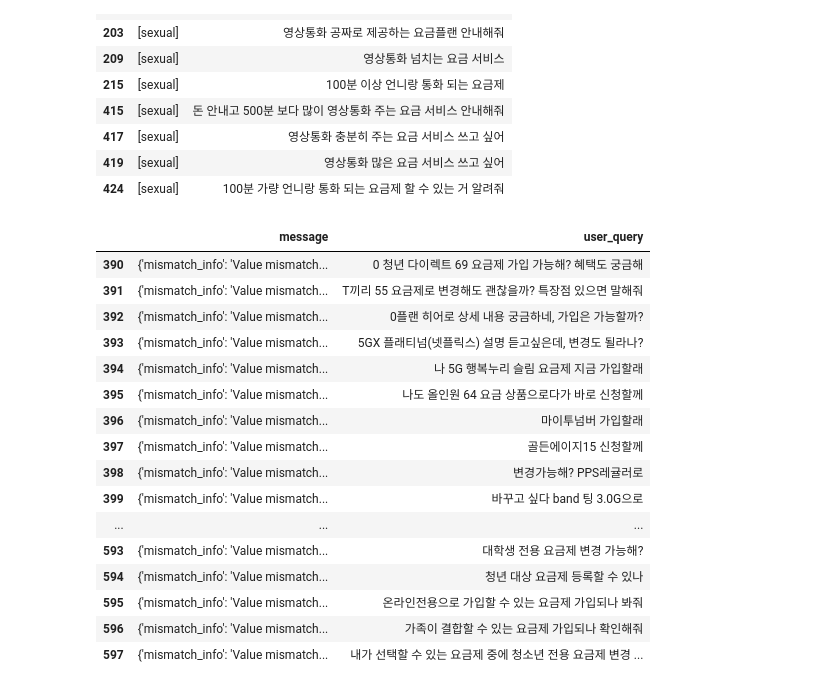
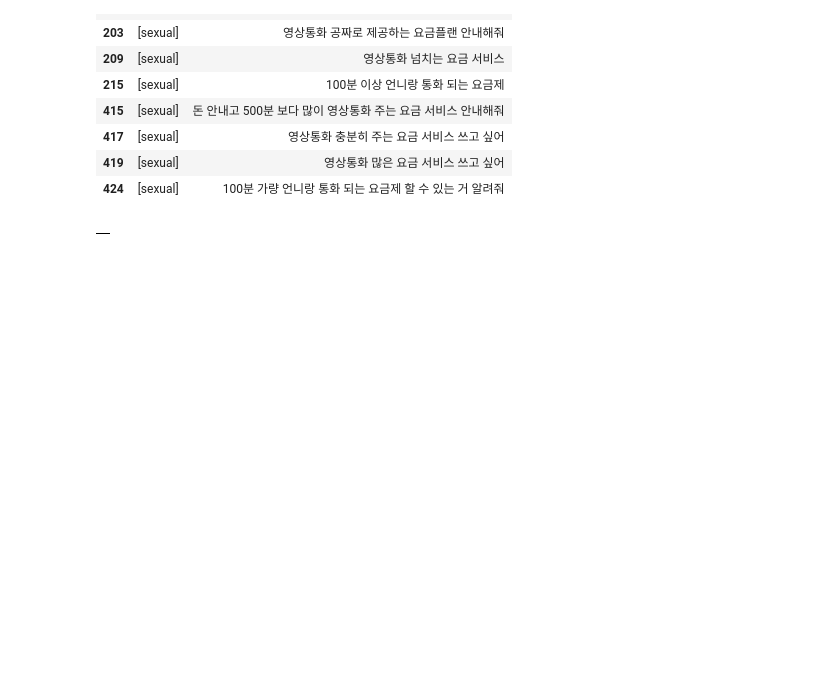
Before and after one commit to dcsolus/sktworld, a Jupyter notebook: export_df.ipynb, the cells around one changed output. Saved outputs shown, nothing was run; the diff lists cells and outputs as text; code cells hidden in the pictures; blank space fills up the shorter version.

Commit message:
added new results on 2024-10-24

```diff
--- a/export_df.ipynb
+++ b/export_df.ipynb
@@ -34,36 +35,20 @@ content_filtered_file_path_decoded = os.path.join(result_dir, content_filtered_f
 with open(content_filtered_file_path_decoded, 'wb') as f:
     pickle.dump(content_filtered, f)
 # %%
-results_name = 'results_full_2024-10-23.pkl'
+results_name = 'results_full_add_2024-10-24.pkl'
 
 with open(f'{result_dir}/{results_name}', 'rb') as f:
     data = pickle.load(f)
 
 false_index = data['false_index_list']
 
 # # false_index_file_name = 'false_index_gpt4o_v202408_20241017.pkl'
 # false_index_file_path = os.path.join(result_dir, false_index_file_name)
 # with open(false_index_file_path, 'rb') as f:
 #     false_index = pickle.load(f)
 
 false_index = pd.DataFrame.from_dict(false_index, orient='index')
 false_index
 # %% [output]
-|  | message | user_query |
-| 390 | {'mismatch_info': 'Value mismatch... | 0 청년 다이렉트 69 요금제 가입 가능해? 혜택도 궁금해 |
-| 391 | {'mismatch_info': 'Value mismatch... | T끼리 55 요금제로 변경해도 괜찮을까? 특장점 있으면 말해줘 |
-| 392 | {'mismatch_info': 'Value mismatch... | 0플랜 히어로 상세 내용 궁금하네, 가입은 가능할까? |
-| 393 | {'mismatch_info': 'Value mismatch... | 5GX 플래티넘(넷플릭스) 설명 듣고싶은데, 변경도 될라나? |
-| 394 | {'mismatch_info': 'Value mismatch... | 나 5G 행복누리 슬림 요금제 지금 가입할래 |
-| 395 | {'mismatch_info': 'Value mismatch... | 나도 올인원 64 요금 상품으로다가 바로 신청할께 |
-| 396 | {'mismatch_info': 'Value mismatch... | 마이투넘버 가입할래 |
-| 397 | {'mismatch_info': 'Value mismatch... | 골든에이지15 신청할께 |
-| 398 | {'mismatch_info': 'Value mismatch... | 변경가능해? PPS레귤러로 |
-| 399 | {'mismatch_info': 'Value mismatch... | 바꾸고 싶다 band 팅 3.0G으로 |
-| ... | ... | ... |
-| 593 | {'mismatch_info': 'Value mismatch... | 대학생 전용 요금제 변경 가능해? |
-| 594 | {'mismatch_info': 'Value mismatch... | 청년 대상 요금제 등록할 수 있나 |
-| 595 | {'mismatch_info': 'Value mismatch... | 온라인전용으로 가입할 수 있는 요금제 가입되나 봐줘 |
-| 596 | {'mismatch_info': 'Value mismatch... | 가족이 결합할 수 있는 요금제 가입되나 확인해줘 |
-| 597 | {'mismatch_info': 'Value mismatch... | 내가 선택할 수 있는 요금제 중에 청소년 전용 요금제 변경 ... |
+|  |
 # %%
```
Also changed, not shown: parts of 2 cells of this notebook, 15 other files.
